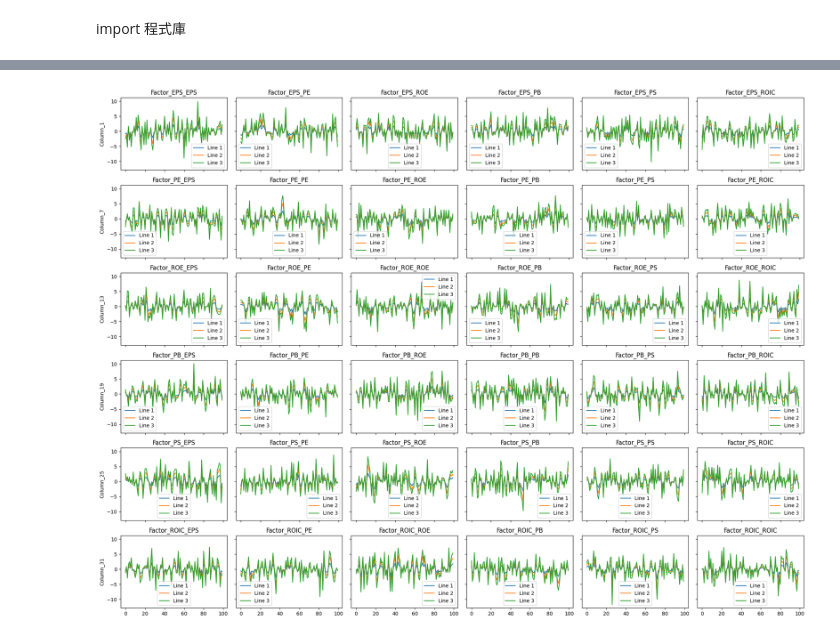
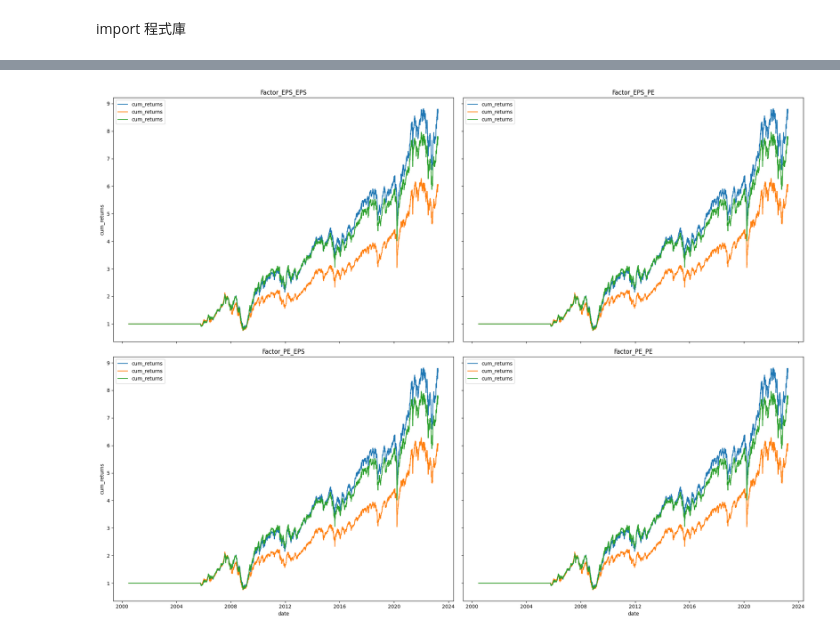
Before and after one commit to QuenHengLee/stock_factor_lab, a Jupyter notebook: this_main.ipynb, the cells around one changed output, grey strips where cells are left out. Drawn from its saved outputs; the diff is of its cells as text; code cells hidden in the pictures.

```diff
--- a/this_main.ipynb
+++ b/this_main.ipynb
@@ -29,5 +29,6 @@ eps = data.get("report:eps")
 mom = data.get("report:mom")
 # %%
 # 假設我要驗證這N個因子
-factor_name = ['EPS','PE','ROE','PB','PS','ROIC']
+factor_name = ["EPS", "PE", "ROE", "PB", "PS", "ROIC"]
+factor_name = ["EPS", "PE"]
 # %%
@@ -40,18 +44,46 @@ for f in factor_name:
+# %%
+factor_ratio_dict = {
+    "EPS": 0.5,
+    "PE": 0.5,
+    "ROE": 0.5,
+    "PB": 0.5,
+    "PS": 0.5,
+    "ROIC": 0.5,
+}
+factor_asc_dict = {
+    "EPS": False,
+    "PE": True,
+    "ROE": False,
+    "PB": True,
+    "PS": True,
+    "ROIC": False,
+}
 # %%
 import numpy as np
 import seaborn as sns
 import matplotlib.pyplot as plt
 import pandas as pd
 
+
+# 假設你有一個自定義的 DataFrame，假設名為 custom_data
+# 請確保 custom_data 的形狀是 (100, 16) 或類似的形狀
+# custom_data = pd.DataFrame(
+#     np.random.randn(100, num_of_factor * num_of_factor),
+#     columns=[f"Column_{i+1}" for i in range(num_of_factor * num_of_factor)],
+# )
+# # 呼叫回測三種雙因子的API
+# cum_returns_AA, cum_returns_INTERPOLATED, cum_returns_AND = sim_3_diff_method(
+#     factor_df_dict,
+#     factor_ratio_dict,
+#     factor_asc_dict,
+#     data,
+#     quantile=4,
+#     quantile_th=1,
+#     show="multi",
+# )
+
 # 因子的數量
 num_of_factor = len(factor_name)
-# 假設你有一個自定義的 DataFrame，假設名為 custom_data
-# 請確保 custom_data 的形狀是 (100, 16) 或類似的形狀
-custom_data = pd.DataFrame(
-    np.random.randn(100, num_of_factor * num_of_factor),
-    columns=[f"Column_{i+1}" for i in range(num_of_factor * num_of_factor)],
-)
-
 # 創建一個 NXN 的多圖布局
 fig, axes = plt.subplots(
     nrows=num_of_factor, ncols=num_of_factor, figsize=(20, 15), sharex=True, sharey=True
@@ -60,25 +92,41 @@ fig, axes = plt.subplots(
 # 使用迴圈遍歷每個子圖
 for i in range(num_of_factor):
     for j in range(num_of_factor):
-
+        # 記錄第1、2個因子
+        factor_1 = factor_name[i]
+        factor_2 = factor_name[j]
+        print("目前正在實作:", factor_1, "+", factor_2, "因子組合")
+        factor_df_dict = {}
+        factor_df_dict = generate_factor_df(factor_1, factor_2)
+        print("factor_df_dict", factor_df_dict)
+        # 呼叫回測三種雙因子的API
+        cum_returns_AA, cum_returns_INTERPOLATED, cum_returns_AND = sim_3_diff_method(
+            factor_df_dict,
+            factor_ratio_dict,
+            factor_asc_dict,
+            data,
+            quantile=4,
+            quantile_th=1,
+            show="multi",
+        )
         # 在每個子圖上畫折線圖，將 data 改成 custom_data
         sns.lineplot(
-            x=custom_data.index,
-            y=custom_data.iloc[:, i * num_of_factor + j],
+            x=cum_returns_AA.index,
+            y=cum_returns_AA,
             ax=axes[i, j],
-            label="Line 1",
+            label=cum_returns_AA.name,
         )
         sns.lineplot(
-            x=custom_data.index,
-            y=custom_data.iloc[:, i * num_of_factor + j] * 2,  # 這裡假設第二條線是第一條的兩倍
+            x=cum_returns_INTERPOLATED.index,
+            y=cum_returns_INTERPOLATED,
             ax=axes[i, j],
-            label="Line 2",
+            label=cum_returns_INTERPOLATED.name,
         )
         sns.lineplot(
-            x=custom_data.index,
-            y=custom_data.iloc[:, i * num_of_factor + j] * 3,  # 這裡假設第三條線是第一條的三倍
+            x=cum_returns_AND.index,
+            y=cum_returns_AND,
             ax=axes[i, j],
-            label="Line 3",
+            label=cum_returns_AND.name,
         )
 
         # 可以自行調整子圖的標題等
@@ -91 +156 @@ plt.show()
-[figure, old version]
+[figure, new version]
```
Also changed, not shown: parts of 5 cells of this notebook.
